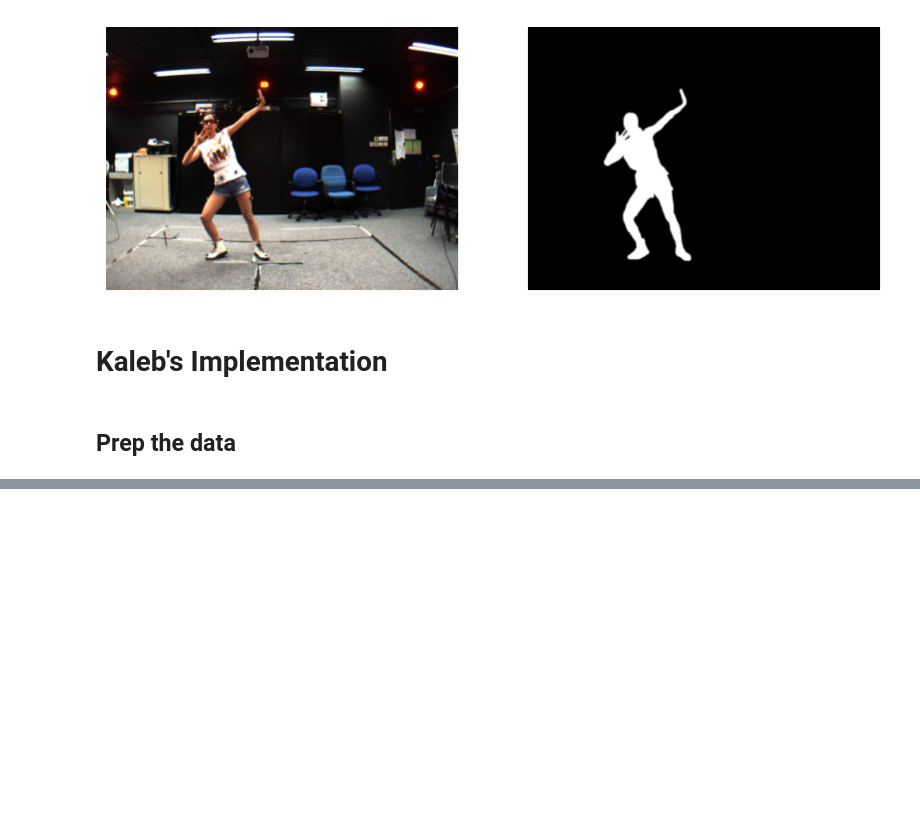
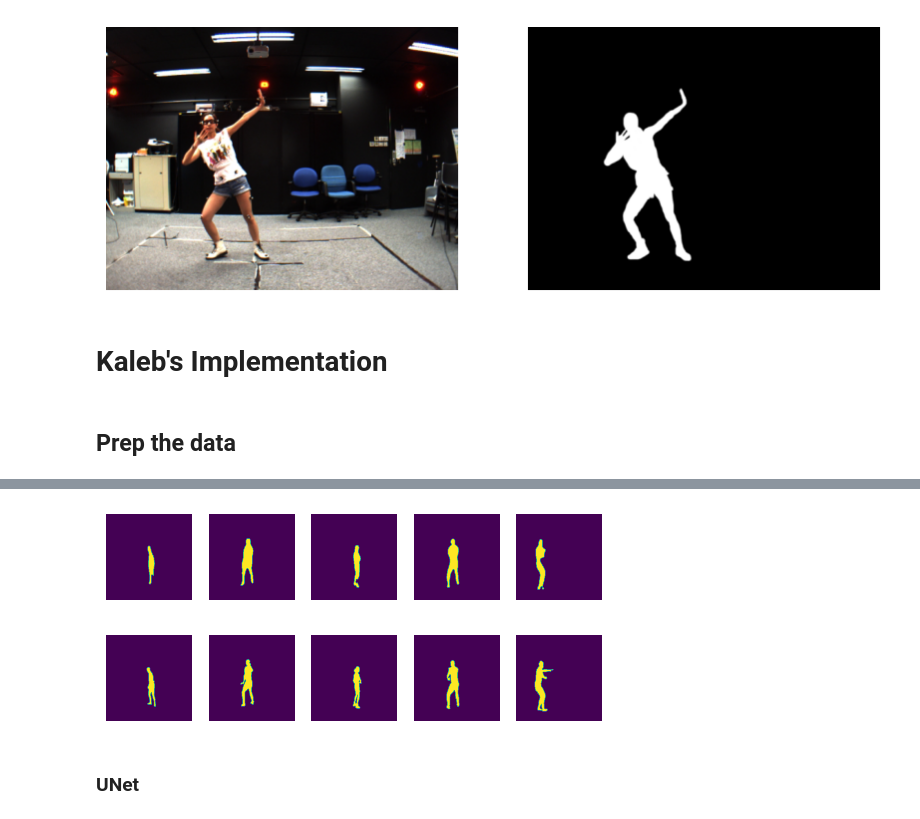
Before and after one commit to KalebKei/AI-For-Beginners, a Jupyter notebook: lessons/4-ComputerVision/12-Segmentation/lab/BodySegmentation.ipynb, the cells around one changed output, grey strips where cells are left out. Saved outputs shown, nothing was run; the diff lists cells and outputs as text; code cells hidden in the pictures; blank space fills up the shorter version.

```diff
--- a/lessons/4-ComputerVision/12-Segmentation/lab/BodySegmentation.ipynb
+++ b/lessons/4-ComputerVision/12-Segmentation/lab/BodySegmentation.ipynb
@@ -94,0 +115,4 @@ print(size(test_dataset))
+# %%
+train_dataloader = torch.utils.data.DataLoader(list(zip(train_dataset[0], train_dataset[1])), batch_size=batch_size, shuffle=True)
+test_dataloader = torch.utils.data.DataLoader(list(zip(test_dataset[0], test_dataset[1])), batch_size=1, shuffle=False)
+dataloaders = (train_dataloader, test_dataloader)
@@ -94,0 +163,16 @@ print(size(test_dataset))
+# %%
+def plotn(n, data, only_mask=False):
+    images, masks = data[0], data[1]
+    fig, ax = plt.subplots(1, n)
+    fig1, ax1 = plt.subplots(1, n)
+    for i, (img, mask) in enumerate(zip(images, masks)):
+        if i == n:
+            break
+        if not only_mask:
+            ax[i].imshow(torch.permute(img, (1, 2, 0)))
+        else:
+            ax[i].imshow(img[0])
+        ax1[i].imshow(mask[0])
+        ax[i].axis('off')
+        ax1[i].axis('off')
+    plt.show()
@@ -94,0 +388,23 @@ print(size(test_dataset))
+# %%
+model = SegNet().to(device)
+optimizer = optim.Adam(model.parameters(), lr=lr, weight_decay=weight_decay)
+loss_fn = nn.BCEWithLogitsLoss()
+train(dataloaders, model, loss_fn, optimizer, epochs, device)
+# %%
+model.eval()
+predictions = []
+image_mask = []
+plots = 5
+images, masks = test_dataset[0], test_dataset[1]
+for i, (img, mask) in enumerate(zip(images, masks)):
+    if i == plots:
+        break
+    img = img.to(device).unsqueeze(0)
+    predictions.append((model(img).detach().cpu()[0] > 0.5).float())
+    image_mask.append(mask)
+plotn(plots, (predictions, image_mask), only_mask=True)
+# %% [output]
+[figure, added]
+[figure, added]
+# %% [markdown]
+### UNet
```
Also changed, not shown: parts of 15 cells of this notebook.
